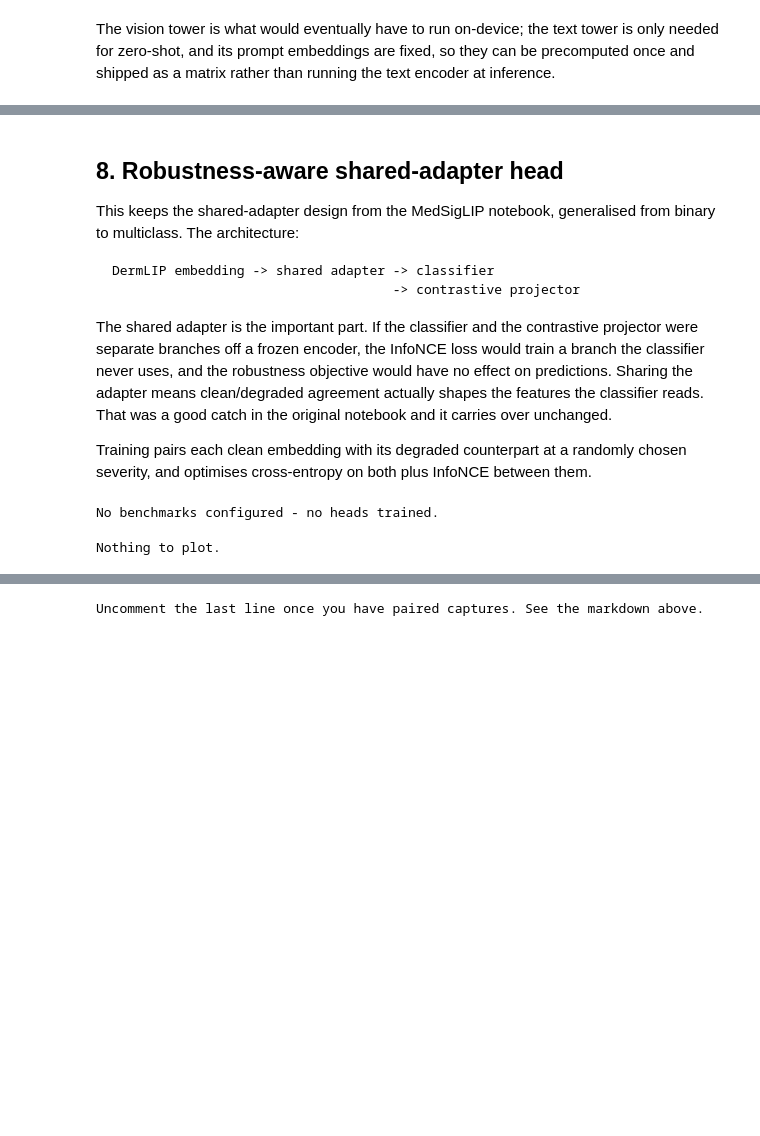
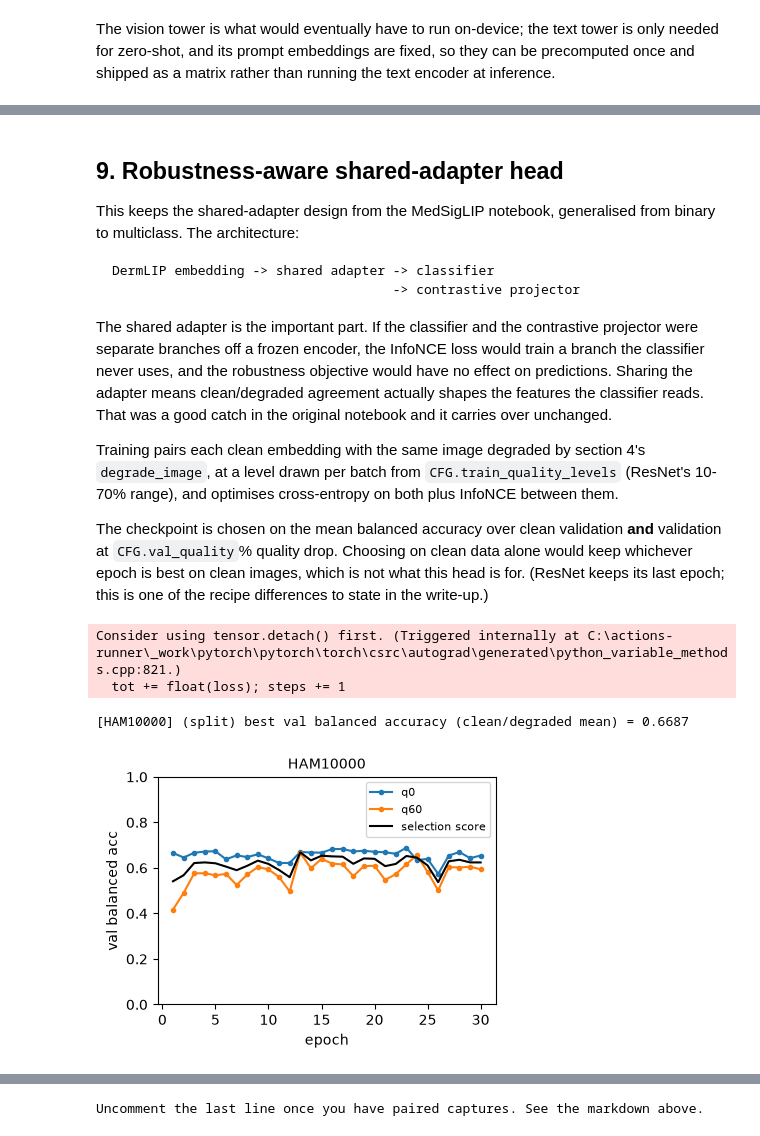
Before and after one commit to RyanLi213/skin-lesion-detector, a Jupyter notebook: notebooks/DermLIP_Skin_Lesion_Pipeline.ipynb, the cells around one changed output, grey strips where cells are left out. Drawn from its saved outputs; the diff is of its cells as text; code cells hidden in the pictures; blank space fills up the shorter version.

```diff
--- a/notebooks/DermLIP_Skin_Lesion_Pipeline.ipynb
+++ b/notebooks/DermLIP_Skin_Lesion_Pipeline.ipynb
@@ -1211,5 +1583,5 @@ Fitzpatrick17K linear probe (clean)       NaN                NaN       NaN
 # %% [markdown]
-## 8. Robustness-aware shared-adapter head
+## 9. Robustness-aware shared-adapter head
 
 This keeps the shared-adapter design from the MedSigLIP notebook, generalised from binary
 to multiclass. The architecture:
@@ -1226,8 +1598,14 @@ Sharing the adapter means clean/degraded agreement actually shapes the features
 classifier reads. That was a good catch in the original notebook and it carries over
 unchanged.
 
-Training pairs each clean embedding with its degraded counterpart at a randomly chosen
-severity, and optimises cross-entropy on both plus InfoNCE between them.
+Training pairs each clean embedding with the same image degraded by section 4's
+`degrade_image`, at a level drawn per batch from `CFG.train_quality_levels` (ResNet's
+10-70% range), and optimises cross-entropy on both plus InfoNCE between them.
+
+The checkpoint is chosen on the mean balanced accuracy over clean validation **and**
+validation at `CFG.val_quality`% quality drop. Choosing on clean data alone would keep
+whichever epoch is best on clean images, which is not what this head is for. (ResNet keeps
+its last epoch; this is one of the recipe differences to state in the write-up.)
 # %%
 class RobustHead(nn.Module):
     def __init__(self, embed_dim, n_classes, adapter_dim=256, proj_dim=128, dropout=0.2):
@@ -1260,23 +1638,30 @@ def class_weights(y, n_classes):
     return torch.tensor(w, dtype=torch.float32)
 
 
-def train_head(k, cfg=CFG, verbose=True):
+@torch.no_grad()
+def head_probs(head, X):
+    head.eval()
+    return torch.softmax(head(X.to(DEVICE))[0], dim=-1).cpu().numpy()
+
+
+def train_head(k, split_col="split", cfg=CFG, verbose=True):
     spec, df = BENCHMARKS[k], DATA[k]
-    tr = df[df.split == "train"]; va = df[df.split == "val"]
-    ytr = torch.tensor(tr["y"].values, dtype=torch.long)
-    yva = va["y"].values
+    tr, va = split_mask(df, "train", split_col), split_mask(df, "val", split_col)
+    ytr = torch.tensor(df["y"].values[tr], dtype=torch.long)
+    yva = df["y"].values[va]
 
     head = RobustHead(EMBED_DIM, spec.n_classes, cfg.adapter_dim,
                       cfg.proj_dim, cfg.dropout).to(DEVICE)
-    ce = nn.CrossEntropyLoss(weight=class_weights(tr["y"].values, spec.n_classes).to(DEVICE))
+    ce = nn.CrossEntropyLoss(weight=class_weights(ytr.numpy(), spec.n_classes).to(DEVICE))
     opt = torch.optim.AdamW(head.parameters(), lr=cfg.lr, weight_decay=cfg.weight_decay)
 
-    sev_options = [s for s in cfg.train_severities if s > 0] or [0.0]
-    clean = EMB[k]["train"][(cfg.train_camera, 0.0)]
-    Xva = EMB[k]["val"][("clean", 0.0)].to(DEVICE)
+    clean = emb(k, "q0", tr)
+    degraded = [emb(k, quality_key(p), tr) for p in cfg.train_quality_levels]
+    val_sets = {key: emb(k, key, va).to(DEVICE)
+                for key in ("q0", quality_key(cfg.val_quality))}
 
     best_state, best_score, history = None, -np.inf, []
-    n = len(tr)
+    n = int(tr.sum())
     for epoch in range(cfg.epochs):
         head.train()
         perm = torch.randperm(n)
@@ -1285,9 +1670,8 @@ def train_head(k, cfg=CFG, verbose=True):
             idx = perm[start:start + cfg.batch_size]
             if len(idx) < 2:
                 continue
-            sev = random.choice(sev_options)
             e_clean = clean[idx].to(DEVICE)
-            e_deg = EMB[k]["train"][(cfg.train_camera, sev)][idx].to(DEVICE)
+            e_deg = random.choice(degraded)[idx].to(DEVICE) if degraded else e_clean
             yb = ytr[idx].to(DEVICE)
 
             lc, pc = head(e_clean)
@@ -1301,9 +1685,11 @@ def train_head(k, cfg=CFG, verbose=True):
 
         head.eval()
         with torch.no_grad():
-            probs = torch.softmax(head(Xva)[0], dim=-1).cpu().numpy()
-        score = balanced_accuracy_score(yva, probs.argmax(1))
-        history.append({"epoch": epoch + 1, "loss": tot / max(steps, 1), "val_bacc": score})
+            val_bacc = {key: balanced_accuracy_score(yva, head(X)[0].argmax(1).cpu().numpy())
+                        for key, X in val_sets.items()}
+        score = float(np.mean(list(val_bacc.values())))
+        history.append({"epoch": epoch + 1, "loss": tot / max(steps, 1), "val_bacc": score,
+                        **{f"val_bacc_{cam}": v for cam, v in val_bacc.items()}})
         if score > best_score:
             best_score = score
             best_state = {kk: v.detach().clone() for kk, v in head.state_dict().items()}
@@ -1311,7 +1697,8 @@ def train_head(k, cfg=CFG, verbose=True):
     if best_state:
         head.load_state_dict(best_state)
     if verbose:
-        print(f"[{spec.display}] best val balanced accuracy = {best_score:.4f}")
+        print(f"[{spec.display}] ({split_col}) best val balanced accuracy "
+              f"(clean/degraded mean) = {best_score:.4f}")
     return head, pd.DataFrame(history)
 
 
@@ -1322,17 +1709,22 @@ for k in ACTIVE:
 if not ACTIVE:
     print("No benchmarks configured - no heads trained.")
 # %% [output]
-No benchmarks configured - no heads trained.
+Consider using tensor.detach() first. (Triggered internally at C:\actions-runner\_work\pytorch\pytorch\torch\csrc\autograd\generated\python_variable_methods.cpp:821.)
+  tot += float(loss); steps += 1
+[HAM10000] (split) best val balanced accuracy (clean/degraded mean) = 0.6687
 # %%
 if ACTIVE:
     fig, axes = plt.subplots(1, len(ACTIVE), figsize=(4.2 * len(ACTIVE), 3.2), squeeze=False)
     for ax, k in zip(axes[0], ACTIVE):
         h = HISTORY[k]
-        ax.plot(h["epoch"], h["val_bacc"], marker="o", ms=3)
+        for col in [c for c in h.columns if c.startswith("val_bacc_")]:
+            ax.plot(h["epoch"], h[col], marker="o", ms=3, label=col.removeprefix("val_bacc_"))
+        ax.plot(h["epoch"], h["val_bacc"], c="black", lw=1.5, label="selection score")
+        ax.legend(fontsize=8)
         ax.set_title(BENCHMARKS[k].display, fontsize=10)
         ax.set_xlabel("epoch"); ax.set_ylabel("val balanced acc"); ax.set_ylim(0, 1)
     plt.tight_layout(); plt.show()
 else:
     print("Nothing to plot.")
 # %% [output]
-Nothing to plot.
+[figure, added]
```
Also changed, not shown: parts of 50 cells of this notebook, 11 other files.
